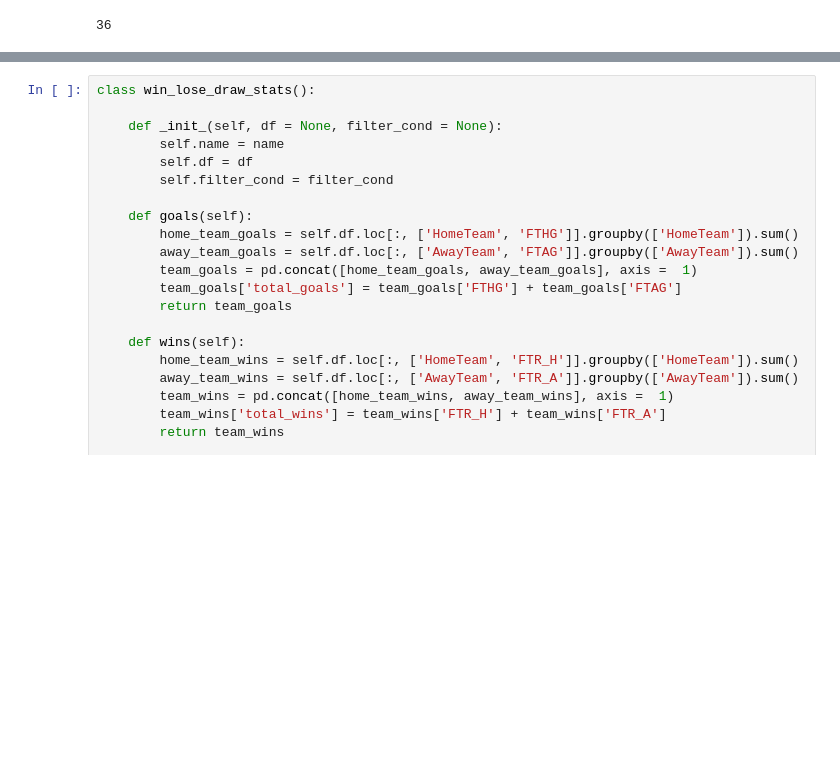
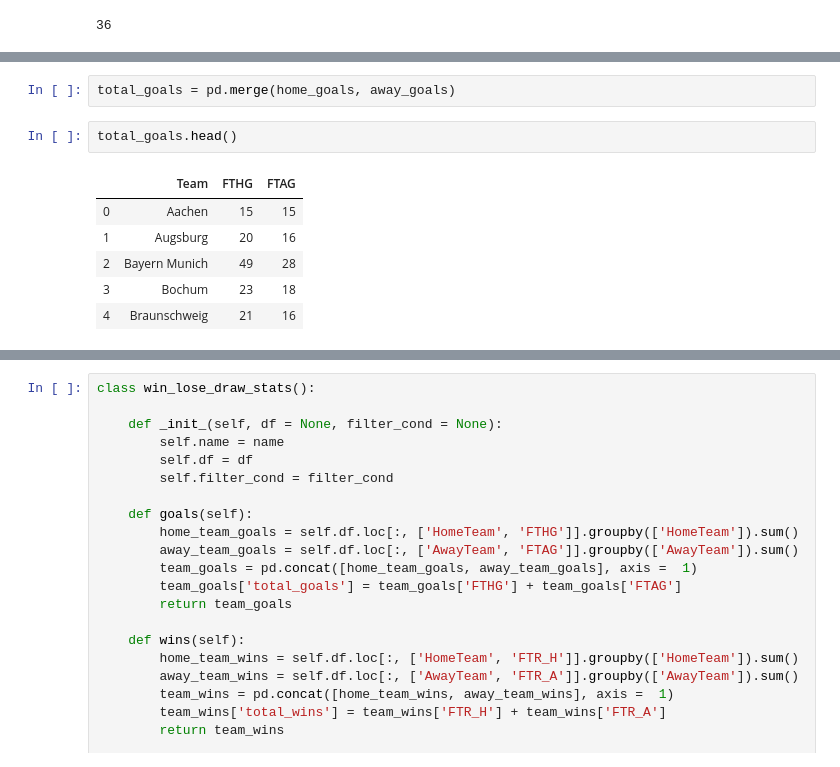
Before and after one commit to petehumphries/Flatiron_School-Module_2_Proj, a Jupyter notebook: module_2_project.ipynb, the cells around one changed output, grey strips where cells are left out. Saved outputs shown, nothing was run; the diff lists cells and outputs as text; blank space fills up the shorter version.

```diff
--- a/module_2_project.ipynb
+++ b/module_2_project.ipynb
@@ -390,0 +434,11 @@ len(away)
+# %%
+total_goals = pd.merge(home_goals, away_goals)
+# %%
+total_goals.head()
+# %% [output]
+|  | Team | FTHG | FTAG |
+| 0 | Aachen | 15 | 15 |
+| 1 | Augsburg | 20 | 16 |
+| 2 | Bayern Munich | 49 | 28 |
+| 3 | Bochum | 23 | 18 |
+| 4 | Braunschweig | 21 | 16 |
```
Also changed, not shown: parts of 9 cells of this notebook.
